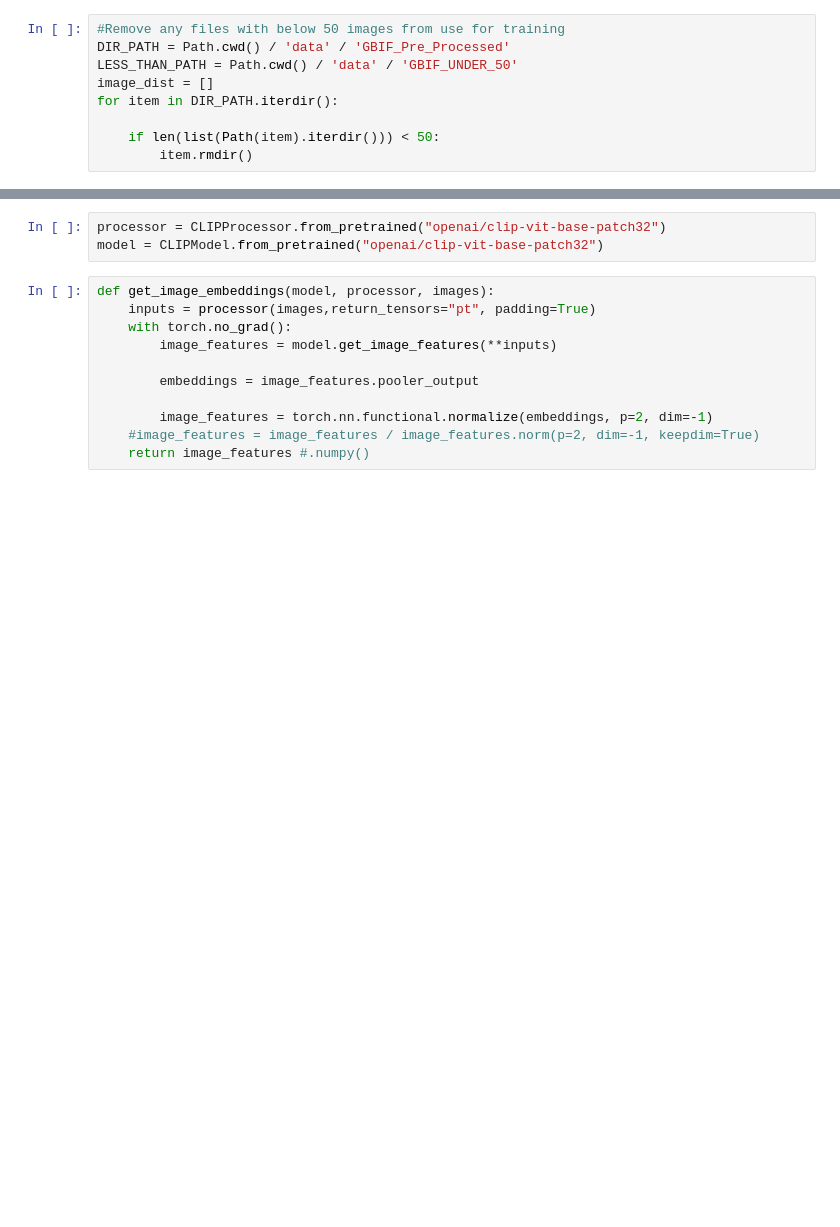
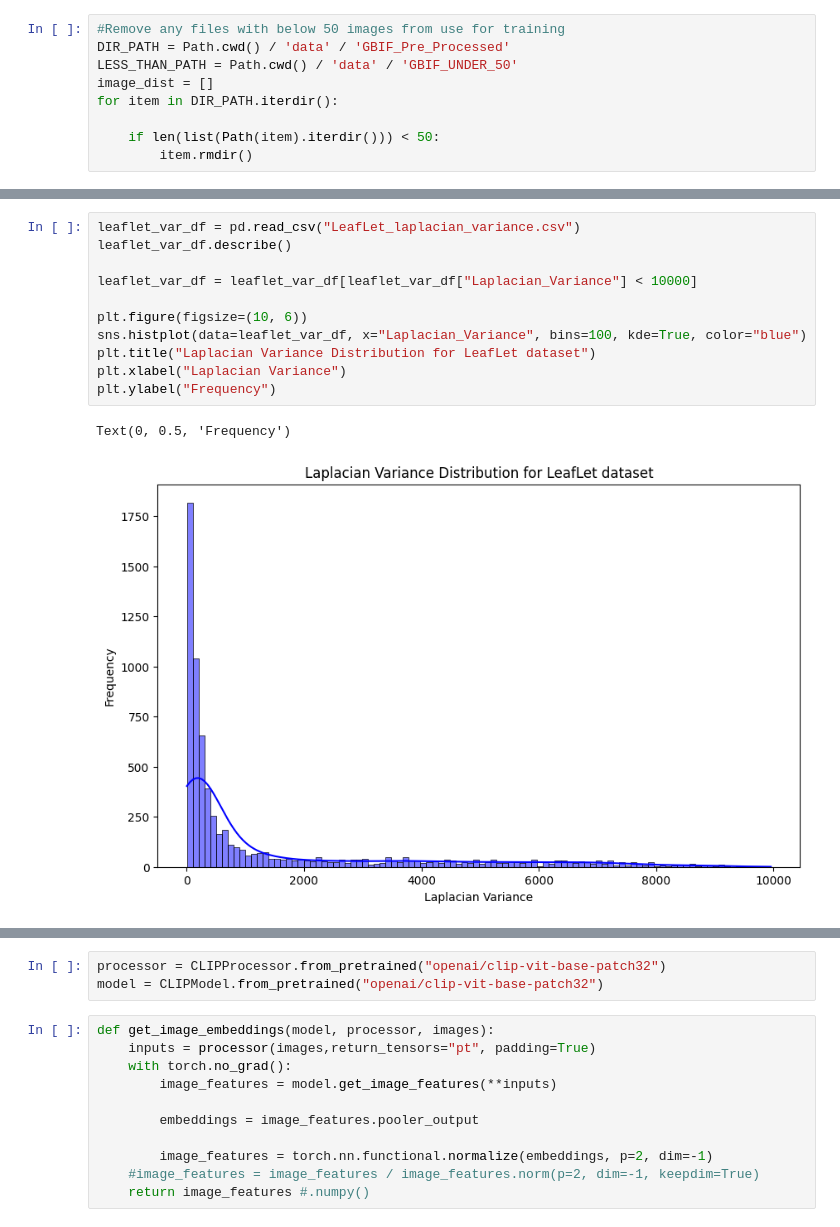
Before and after one commit to KylerYohnPsu/PlantQA, a Jupyter notebook: GBIF_IMAGE_SET_Exploration.ipynb, the cells around one changed output, grey strips where cells are left out. Cells and saved outputs as stored; diff of their text form; blank space fills up the shorter version.

```diff
--- a/GBIF_IMAGE_SET_Exploration.ipynb
+++ b/GBIF_IMAGE_SET_Exploration.ipynb
@@ -42,0 +258,14 @@ There are 359 plant folders within the dataset that have less than 100 images
+# %%
+leaflet_var_df = pd.read_csv("LeafLet_laplacian_variance.csv")
+leaflet_var_df.describe()
+
+leaflet_var_df = leaflet_var_df[leaflet_var_df["Laplacian_Variance"] < 10000]
+
+plt.figure(figsize=(10, 6))
+sns.histplot(data=leaflet_var_df, x="Laplacian_Variance", bins=100, kde=True, color="blue")
+plt.title("Laplacian Variance Distribution for LeafLet dataset")
+plt.xlabel("Laplacian Variance")
+plt.ylabel("Frequency")
+# %% [output]
+Text(0, 0.5, 'Frequency')
+[figure, added]
```
Also changed, not shown: parts of 17 cells of this notebook, 14 other files.
